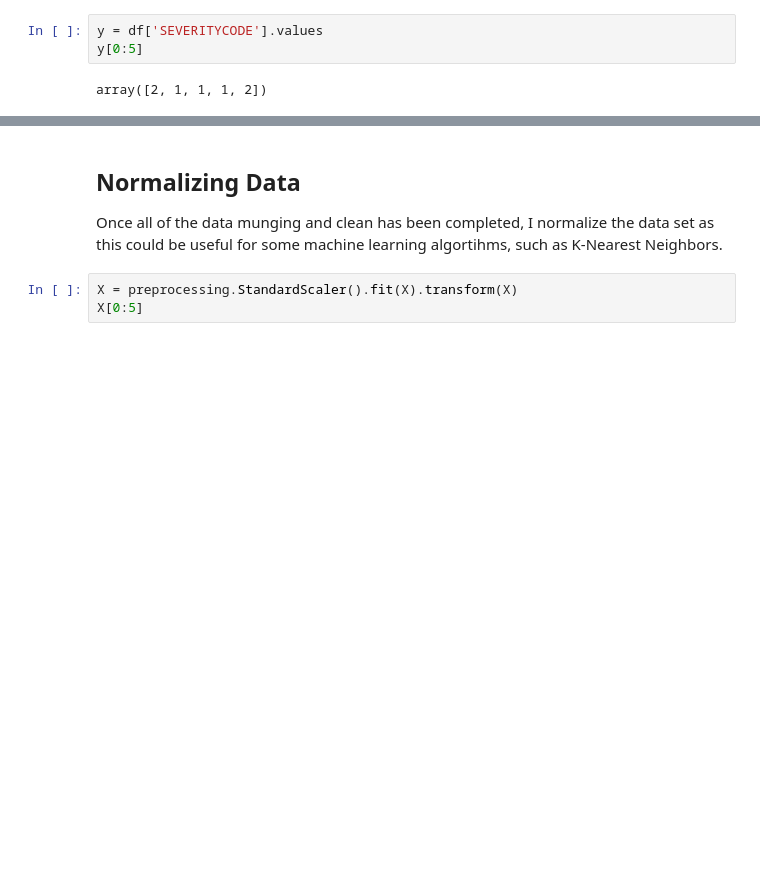
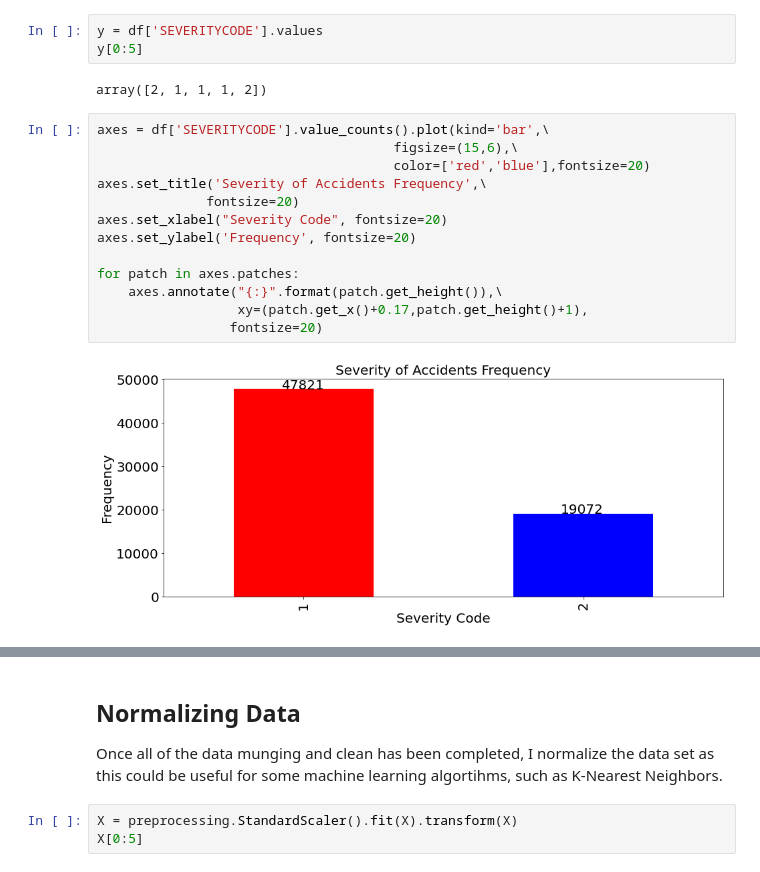
Before and after one commit to fabelperez/DataScienceCapstoneRepo, a Jupyter notebook: applieddscapstone.ipynb, the cells around one changed output, grey strips where cells are left out. Saved outputs shown, nothing was run; the diff lists cells and outputs as text; blank space fills up the shorter version.

Commit message:
added some descriptive plots
Signed-off-by: Freddie Perez <fperez@ida.org>

```diff
--- a/applieddscapstone.ipynb
+++ b/applieddscapstone.ipynb
@@ -157,3 +157,18 @@ y = df['SEVERITYCODE'].values
 y[0:5]
 # %% [output]
 array([2, 1, 1, 1, 2])
+# %%
+axes = df['SEVERITYCODE'].value_counts().plot(kind='bar',\
+                                      figsize=(15,6),\
+                                      color=['red','blue'],fontsize=20)
+axes.set_title('Severity of Accidents Frequency',\
+              fontsize=20)
+axes.set_xlabel("Severity Code", fontsize=20)
+axes.set_ylabel('Frequency', fontsize=20)
+
+for patch in axes.patches:
+    axes.annotate("{:}".format(patch.get_height()),\
+                  xy=(patch.get_x()+0.17,patch.get_height()+1),
+                 fontsize=20)
+# %% [output]
+[figure, added]
```
Also changed, not shown: parts of 17 cells of this notebook.
